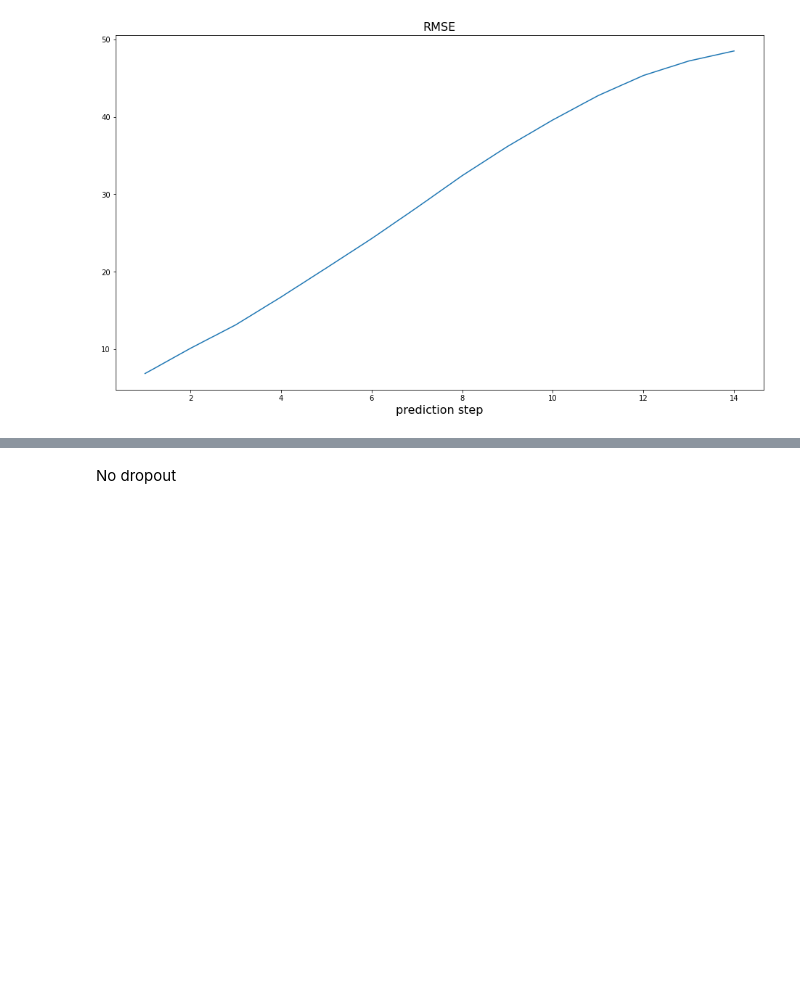
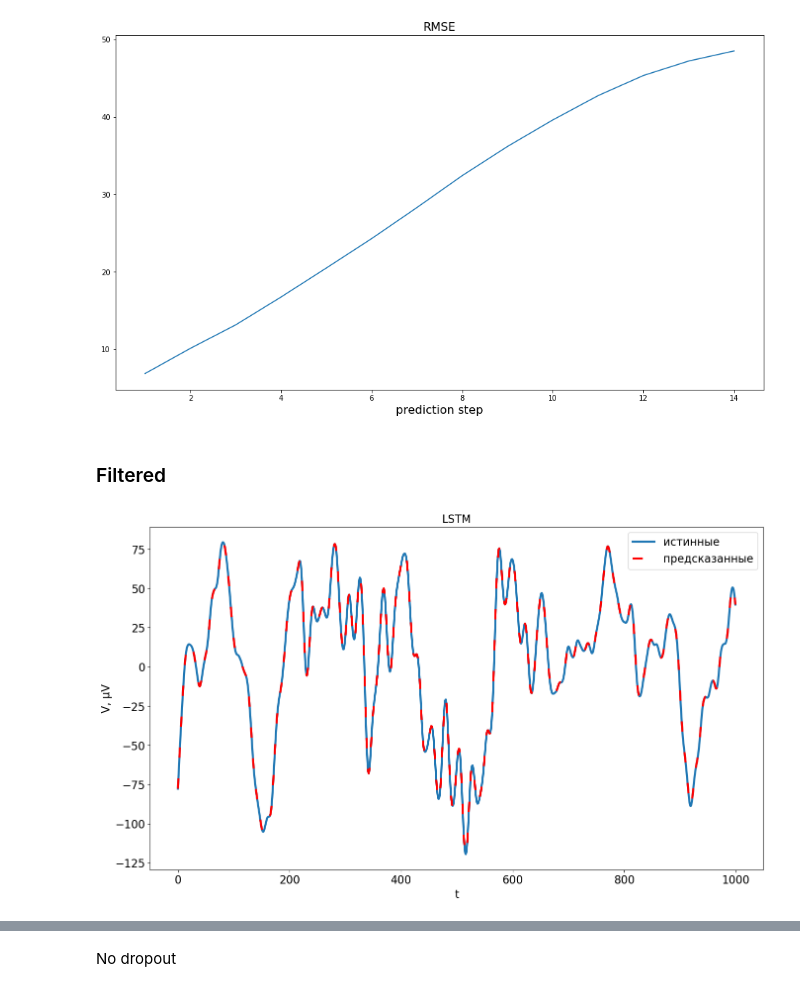
Before and after one commit to NikolayGromov/extreme-events, a Jupyter notebook: EEG seizure/Children seizure/Creating database.ipynb, the cells around one changed output, grey strips where cells are left out. Drawn from its saved outputs; the diff is of its cells as text; code cells hidden in the pictures; blank space fills up the shorter version.

```diff
--- a/EEG seizure/Children seizure/Creating database.ipynb
+++ b/EEG seizure/Children seizure/Creating database.ipynb
@@ -190,5 +192,5 @@ KeyboardInterrupt:
 # %%
-model_lstm.load_state_dict(torch.load("LSTMChildrenSiezNoDropout"))
+model_lstm.load_state_dict(torch.load("LSTMChildrenSiezNoDropoutFiltered"))
 # %% [output]
 <All keys matched successfully>
 # %%
@@ -280,8 +282,8 @@ def Plt(k):
 #     ax_1.set_title('WaveNet')
 
     fig, ax = plt.subplots(figsize = (16, 9))
-    ax.plot(lstm_test[20+k-1: 20+k-1 + 1000], label='true')
-    ax.plot(lstm_predicts[k-1][:1000],  linestyle = '--', label='predicted')
+    ax.plot(lstm_test[20+k-1: 20+k-1 + 1000], linewidth = 3, label='истинные')
+    ax.plot(lstm_predicts[k-1][:1000],  linestyle = (0, (5, 10)), linewidth = 3, label='предсказанные', color="red")
     ax.tick_params(axis='both', which='major', labelsize=16)
     ax.legend(fontsize=16)
     ax.set_xlabel("t",  fontsize = 16)
@@ -294,3 +296,9 @@ def Plt(k):
 #     ax_3.legend()
 #     ax_3.set_title('Transformer')
     plt.show()
+# %% [markdown]
+### Filtered
+# %%
+Plt(1)
+# %% [output]
+[figure, added]
```
Also changed, not shown: parts of 5 cells of this notebook, 39 other files.
